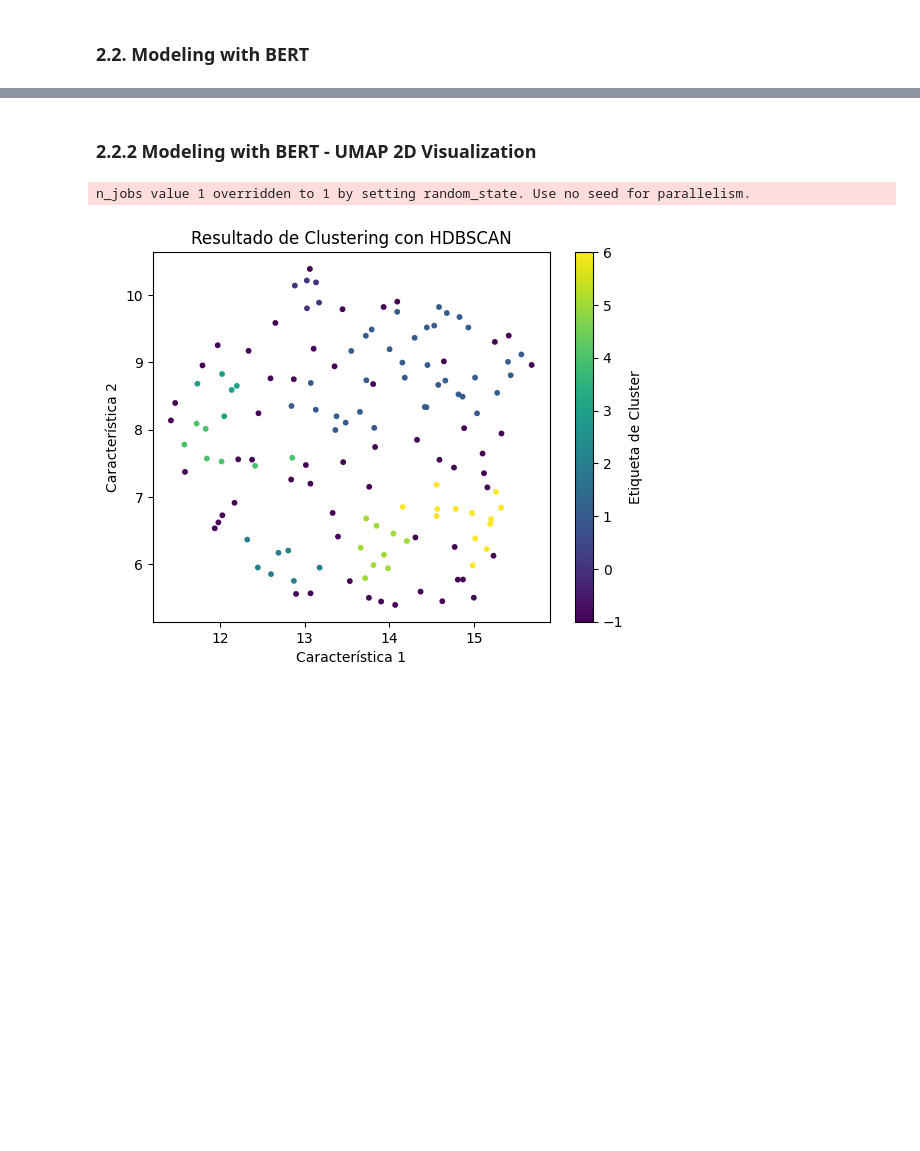
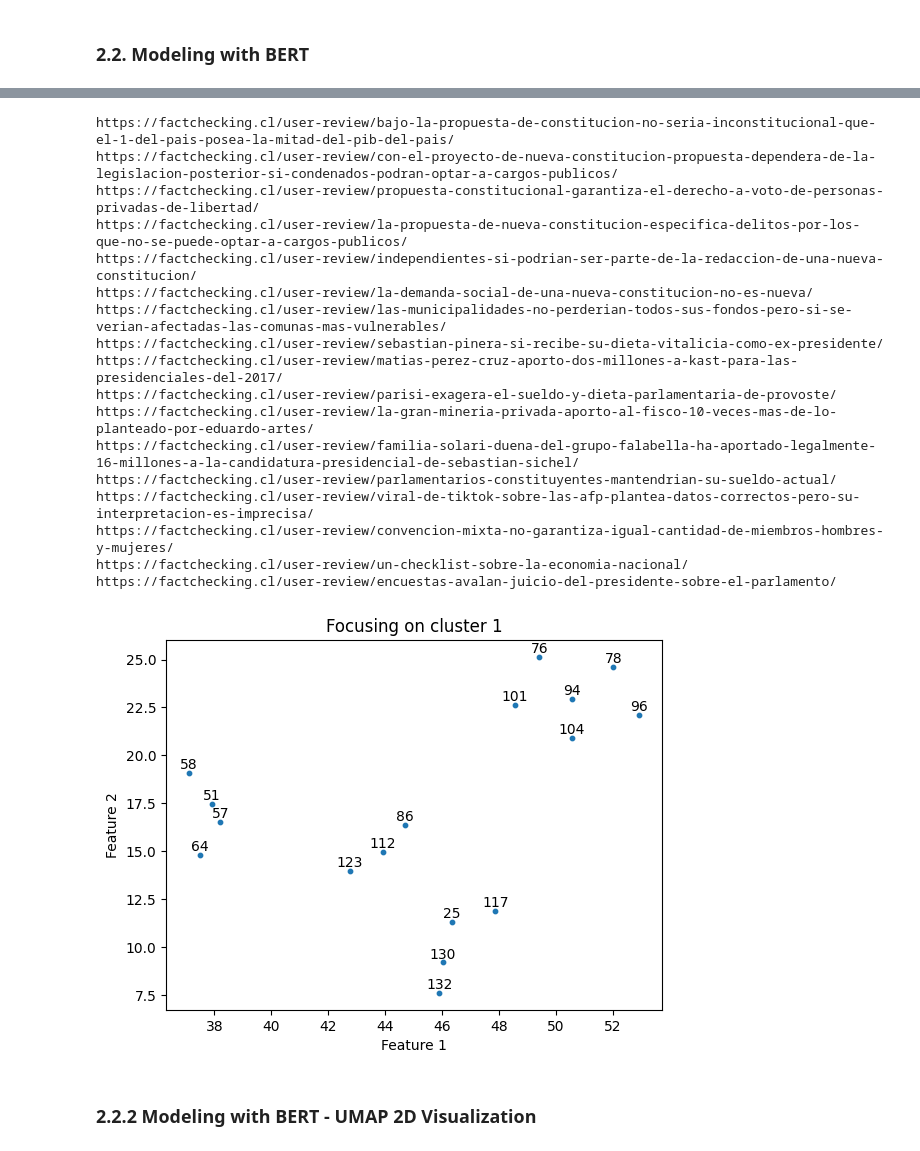
Before and after one commit to MolodyGs/Multimodal-News-Data-Collection, a Jupyter notebook: src/models/text_model.ipynb, the cells around one changed output, grey strips where cells are left out. Saved outputs shown, nothing was run; the diff lists cells and outputs as text; code cells hidden in the pictures; blank space fills up the shorter version.

```diff
--- a/src/models/text_model.ipynb
+++ b/src/models/text_model.ipynb
@@ -167,31 +220,52 @@ plt.show()
+# %%
+# Focusing on cluster 1
+cluster_to_print = 1
+facts_selected = []
+facts_labels = []
+
+json_data = {}
+
+with open("../fact_checking_data//fact_checking_data_extracted_linked.json", 'r', encoding='utf-8') as file:
+    json_data = json.load(file)
+
+for index, fact in enumerate(json_data["facts"]):
+    if cluster_labels[index] == cluster_to_print:
+        facts_selected.append(embeddings_2d[index].tolist())
+        facts_labels.append(index)
+        print(json_data['facts'][index]['link'])
+
+
+plt.scatter([fact[0] for fact in facts_selected], [fact[1] for fact in facts_selected], s=10)
+for x, y, etiqueta in zip([fact[0] for fact in facts_selected], [fact[1] for fact in facts_selected], facts_labels):
+    plt.annotate(etiqueta, (x, y), textcoords="offset points", xytext=(0,3), ha='center')
+
+# for index, facts_labels in enumerate(facts_labels):
+#     plt.text(23, -21 - 0.3*index, f"[{facts_labels}] {json_data['facts'][index]['link']}", fontsize=8)
+# plt.gcf().set_size_inches(6, 6)
+# plt.xlim(24, 32)
+# plt.ylim(-20, -12)
+plt.title('Focusing on cluster 1')
+plt.xlabel('Feature 1')
+plt.ylabel('Feature 2')
+plt.show()
+# %% [output]
+https://factchecking.cl/user-review/bajo-la-propuesta-de-constitucion-no-seria-inconstitucional-que-el-1-del-pais-posea-la-mitad-del-pib-del-pais/
+https://factchecking.cl/user-review/con-el-proyecto-de-nueva-constitucion-propuesta-dependera-de-la-legislacion-posterior-si-condenados-podran-optar-a-cargos-publicos/
+https://factchecking.cl/user-review/propuesta-constitucional-garantiza-el-derecho-a-voto-de-personas-privadas-de-libertad/
+https://factchecking.cl/user-review/la-propuesta-de-nueva-constitucion-especifica-delitos-por-los-que-no-se-puede-optar-a-cargos-publicos/
+https://factchecking.cl/user-review/independientes-si-podrian-ser-parte-de-la-redaccion-de-una-nueva-constitucion/
+https://factchecking.cl/user-review/la-demanda-social-de-una-nueva-constitucion-no-es-nueva/
+https://factchecking.cl/user-review/las-municipalidades-no-perderian-todos-sus-fondos-pero-si-se-verian-afectadas-las-comunas-mas-vulnerables/
+https://factchecking.cl/user-review/sebastian-pinera-si-recibe-su-dieta-vitalicia-como-ex-presidente/
+https://factchecking.cl/user-review/matias-perez-cruz-aporto-dos-millones-a-kast-para-las-presidenciales-del-2017/
+https://factchecking.cl/user-review/parisi-exagera-el-sueldo-y-dieta-parlamentaria-de-provoste/
+https://factchecking.cl/user-review/la-gran-mineria-privada-aporto-al-fisco-10-veces-mas-de-lo-planteado-por-eduardo-artes/
+https://factchecking.cl/user-review/familia-solari-duena-del-grupo-falabella-ha-aportado-legalmente-16-millones-a-la-candidatura-presidencial-de-sebastian-sichel/
+https://factchecking.cl/user-review/parlamentarios-constituyentes-mantendrian-su-sueldo-actual/
+https://factchecking.cl/user-review/viral-de-tiktok-sobre-las-afp-plantea-datos-correctos-pero-su-interpretacion-es-imprecisa/
+https://factchecking.cl/user-review/convencion-mixta-no-garantiza-igual-cantidad-de-miembros-hombres-y-mujeres/
+https://factchecking.cl/user-review/un-checklist-sobre-la-economia-nacional/
+https://factchecking.cl/user-review/encuestas-avalan-juicio-del-presidente-sobre-el-parlamento/
+[figure, added]
 # %% [markdown]
 ### 2.2.2 Modeling with BERT - UMAP 2D Visualization
-# %%
-umap_model = umap.UMAP(n_components=2, random_state=42)
-embeddings_2d = umap_model.fit_transform(embeddings)
-
-clusterer = hdbscan.HDBSCAN(min_cluster_size=5)
-cluster_labels = clusterer.fit_predict(embeddings_2d)
-
-# Visualizar los resultados
-plt.scatter(embeddings_2d[:, 0], embeddings_2d[:, 1], c=cluster_labels, cmap='viridis', s=10)
-plt.title('Resultado de Clustering con HDBSCAN')
-plt.xlabel('Característica 1')
-plt.ylabel('Característica 2')
-plt.colorbar(label='Etiqueta de Cluster')
-plt.show()
-
-# # Crear un DataFrame para las coordenadas 3D y las etiquetas
-# df_3d = pd.DataFrame(embeddings_3d, columns=['x', 'y'])
-# df_3d['label'] = df['label']
-
-# # Visualización en 3D con Plotly
-# fig = px.scatter(df_3d, x='x', y='y', color='label',
-#                     title='Visualización 2D de Textos con UMAP',
-#                     labels={'label': 'Etiqueta'},
-#                     color_continuous_scale=px.colors.sequential.Viridis)
-
-# fig.show()
-# %% [output]
-n_jobs value 1 overridden to 1 by setting random_state. Use no seed for parallelism.
-[figure, removed]
```
Also changed, not shown: parts of 11 cells of this notebook.
